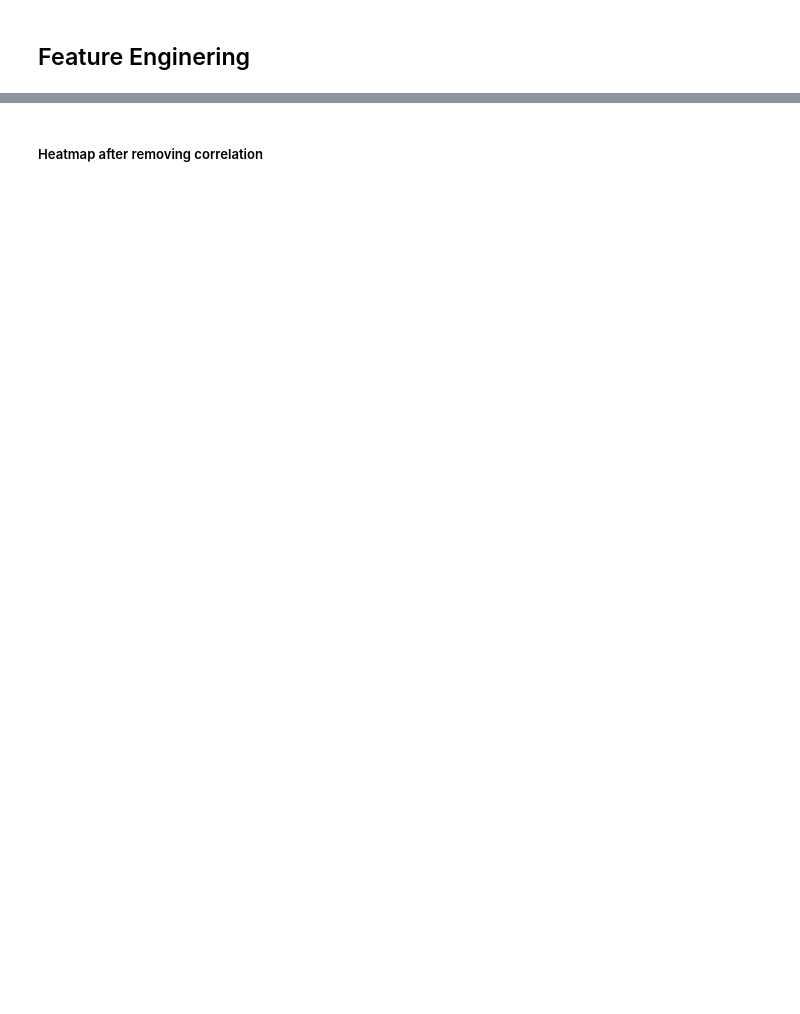
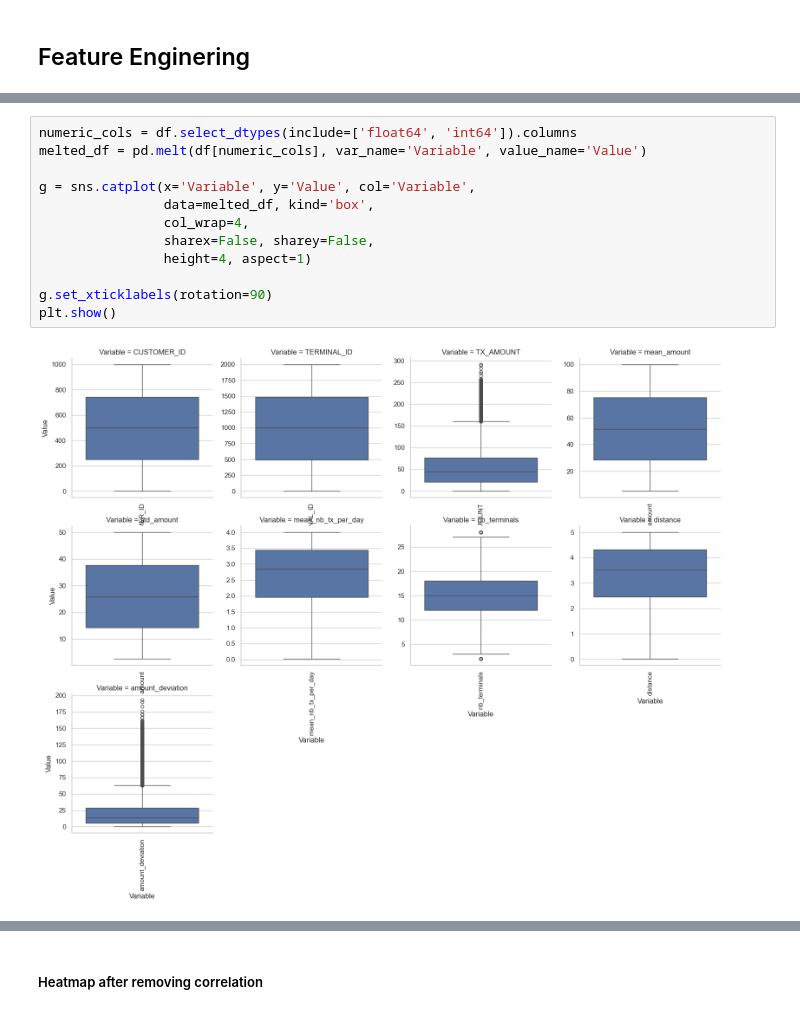
Before and after one commit to JuanS286/CreditCardFraudDetection, a Jupyter notebook: CreditCardFraudDetection.ipynb, the cells around one changed output, grey strips where cells are left out. Cells and saved outputs as stored; diff of their text form; blank space fills up the shorter version.

```diff
--- a/CreditCardFraudDetection.ipynb
+++ b/CreditCardFraudDetection.ipynb
@@ -451,0 +460,14 @@ array([[<Axes: title={'center': 'TRANSACTION_ID'}>,
+# %%
+numeric_cols = df.select_dtypes(include=['float64', 'int64']).columns
+melted_df = pd.melt(df[numeric_cols], var_name='Variable', value_name='Value')
+
+g = sns.catplot(x='Variable', y='Value', col='Variable',
+                data=melted_df, kind='box',
+                col_wrap=4,
+                sharex=False, sharey=False,
+                height=4, aspect=1)
+
+g.set_xticklabels(rotation=90)
+plt.show()
+# %% [output]
+[figure, added]
```
Also changed, not shown: parts of 56 cells of this notebook.
